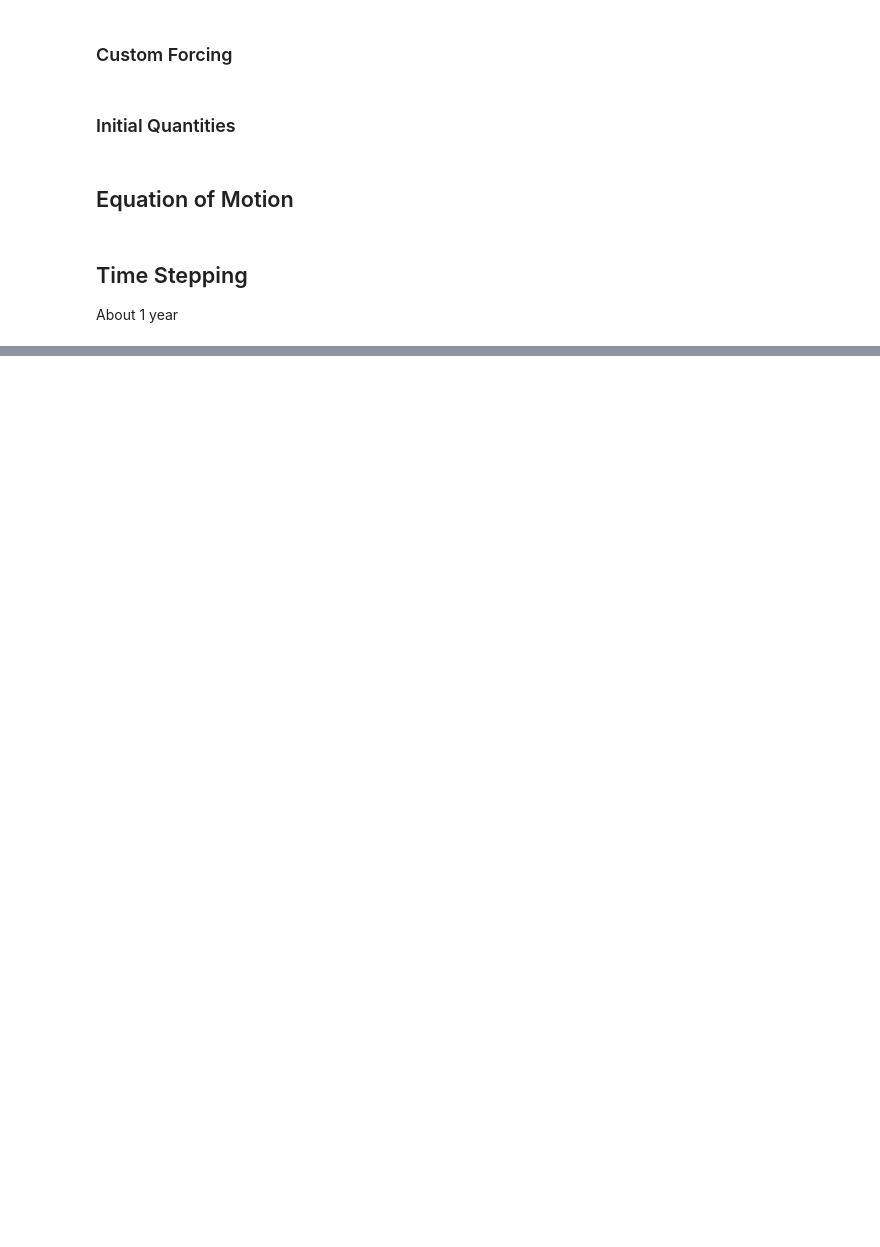
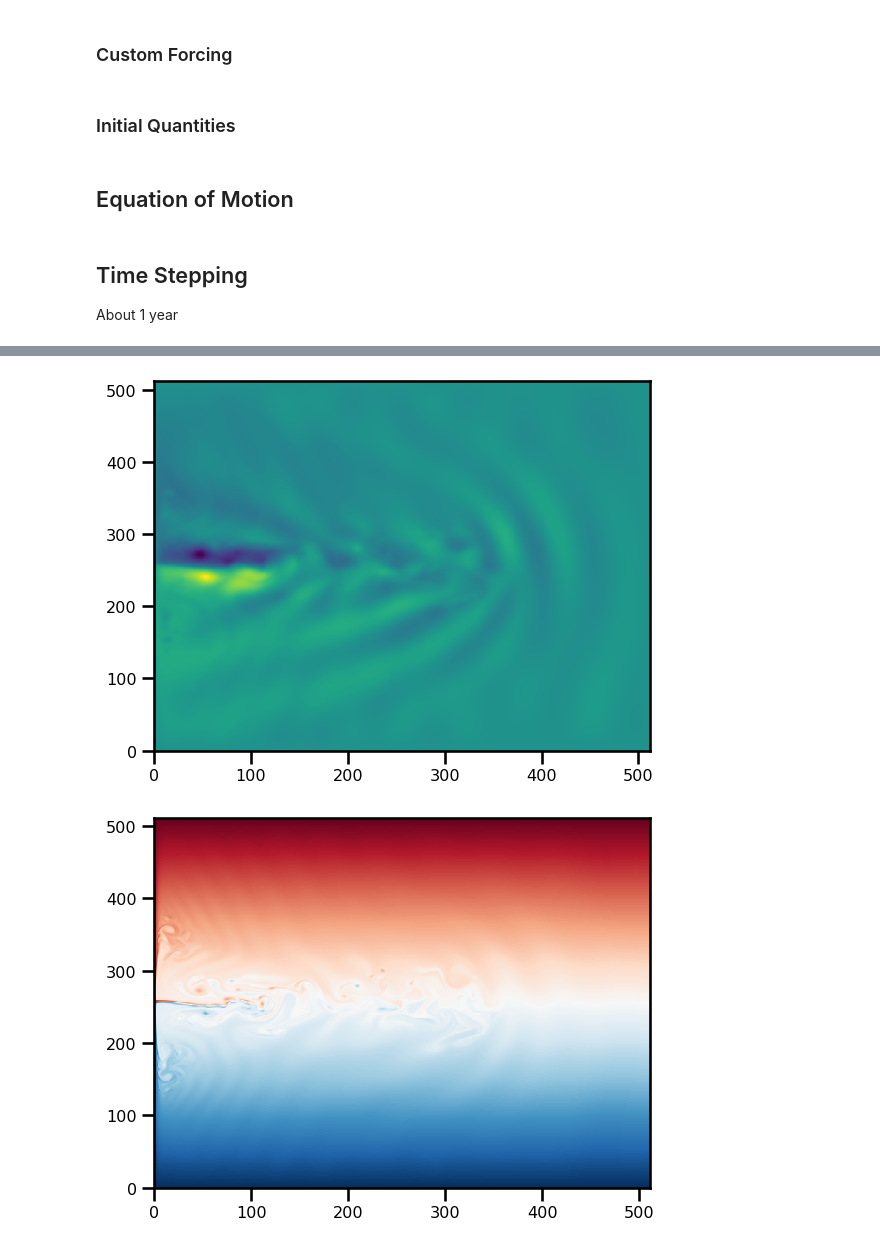
Before and after one commit to jejjohnson/somax, a Jupyter notebook: notebooks/dev/QG_Multilayer/mqg_demo_retangular.ipynb, the cells around one changed output, grey strips where cells are left out. Drawn from its saved outputs; the diff is of its cells as text; code cells hidden in the pictures; blank space fills up the shorter version.

```diff
--- a/notebooks/dev/QG_Multilayer/mqg_demo_retangular.ipynb
+++ b/notebooks/dev/QG_Multilayer/mqg_demo_retangular.ipynb
@@ -354,0 +428,29 @@ saveat = dfx.SaveAt(ts=ts)
+# %%
+psi0 = jnp.zeros(shape=(layer_domain.Nz,) + xy_domain.Nx)
+# psi0 = np.load("/Users/eman/code_projects/data/qg_runs/psi_0.986y_360.00d_octogonal.npy")
+
+q0 = calculate_potential_vorticity(
+    psi0, xy_domain, layer_domain,
+    params=params,
+    masks_psi=masks.node,
+    masks_q=masks.center
+)
+
+state = State(q=q0, psi=psi0)
+# %%
+def apply_timestep(state, step):
+    """
+    - `res`: The result from the previous loop.
+    - `el`: The current array element.
+    """
+    state = timestepper_ssrk3(0, state, None)
+    return state, None  # ("carryover", "accumulated")
+# %%
+all_steps = jnp.asarray(list(range(num_steps)))
+# %%
+%%time
+
+from jax import lax
+
+state = State(q=q0, psi=psi0)
+final, result = lax.scan(apply_timestep, init=state, xs=all_steps)
@@ -354,0 +460,10 @@ saveat = dfx.SaveAt(ts=ts)
+# %%
+# state
+
+plt.pcolormesh(final.psi[-1].T, cmap="viridis")
+plt.show()
+plt.pcolormesh(final.q[-1].T, cmap="RdBu_r")
+plt.show()
+# %% [output]
+[figure, added]
+[figure, added]
```
Also changed, not shown: parts of 23 cells of this notebook, 2 other files.
